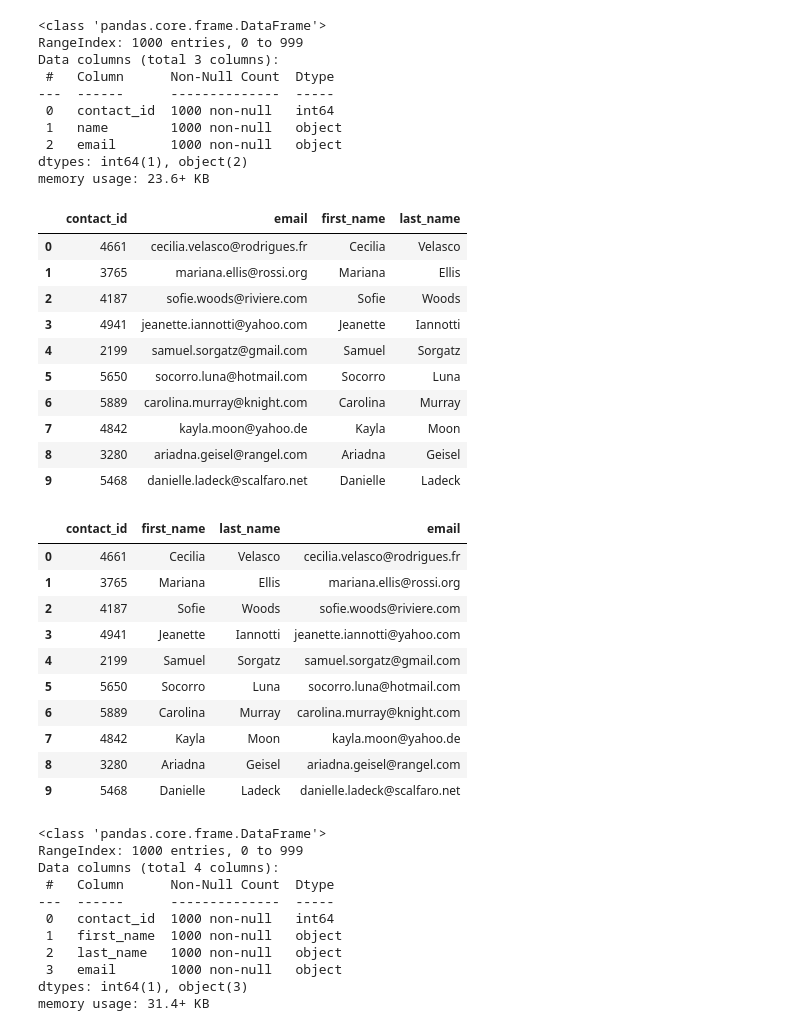
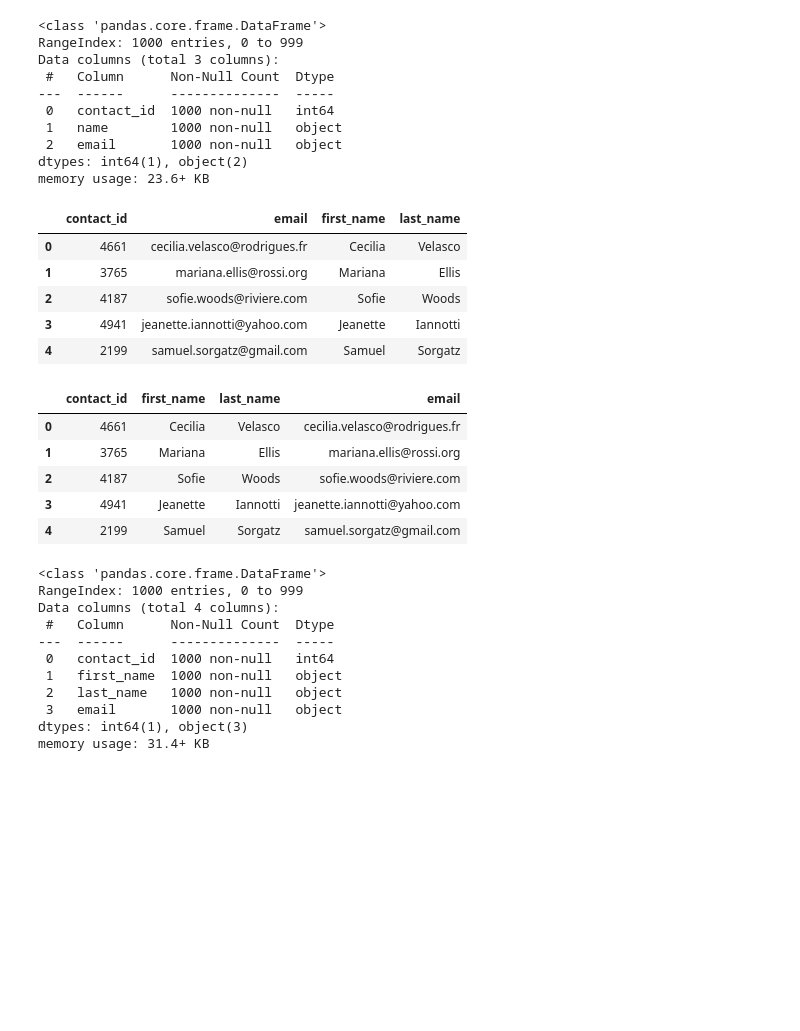
Before and after one commit to Neelka96/Crowdfunding_ETL, a Jupyter notebook: ETL_Mini_Project_Neel.ipynb, the cells around one changed output. Saved outputs shown, nothing was run; the diff lists cells and outputs as text; code cells hidden in the pictures; blank space fills up the shorter version.

```diff
--- a/ETL_Mini_Project_Neel.ipynb
+++ b/ETL_Mini_Project_Neel.ipynb
@@ -294,8 +311,8 @@ campaign_cleaned.to_csv("Resources/campaign.csv", index=False)
 # %% [markdown]
 ### Extract the contacts.xlsx Data.
 # %%
-# Read the data into a Pandas DataFrame. Use the `header=2` parameter when reading in the data.
-contact_info_df = pd.read_excel('Resources/contacts.xlsx', header=2)
+# Read the data into a Pandas DataFrame. Use the `header=3` parameter when reading in the data.
+contact_info_df = pd.read_excel('Resources/contacts.xlsx', header = 3)
 contact_info_df.head()
 # %% [output]
 |  | contact_info |
@@ -319,8 +336,12 @@ Then export the DataFrame as a `contacts.csv` CSV file.
 # %%
 # Iterate through the contact_info_df and convert each row to a dictionary.
 import json
+
 dict_values = []
-
+for _, row in contact_info_df.iterrows():
+    data = json.loads(row.iloc[0])
+    values = [entry for entry in data.values()]
+    dict_values.append(values)
 
 # Print out the list of values for each row.
 print(dict_values)
@@ -329,6 +350,12 @@ print(dict_values)
 # %%
 # Create a contact_info DataFrame and add each list of values, i.e., each row
 # to the 'contact_id', 'name', 'email' columns.
+contact_info = pd.DataFrame(
+    dict_values,
+    columns = ['contact_id', 'name', 'email']
+)
+
+contact_info.head()
 # %% [output]
 |  | contact_id | name | email |
 | 0 | 4661 | Cecilia Velasco | cecilia.velasco@rodrigues.fr |
@@ -351,23 +379,29 @@ dtypes: int64(1), object(2)
 memory usage: 23.6+ KB
 # %%
 # Create a "first"name" and "last_name" column with the first and last names from the "name" column.
-
+contact_info[['first_name', 'last_name']] = contact_info['name'].str.split(
+    pat = ' ',
+    n = 1,
+    expand = True
+)
 
 # Drop the contact_name column
+contact_info.drop(
+    columns = ['name'],
+    inplace = True
+)
+contact_info.head()
 # %% [output]
 |  | contact_id | email | first_name | last_name |
 | 0 | 4661 | cecilia.velasco@rodrigues.fr | Cecilia | Velasco |
 | 1 | 3765 | mariana.ellis@rossi.org | Mariana | Ellis |
 | 2 | 4187 | sofie.woods@riviere.com | Sofie | Woods |
 | 3 | 4941 | jeanette.iannotti@yahoo.com | Jeanette | Iannotti |
 | 4 | 2199 | samuel.sorgatz@gmail.com | Samuel | Sorgatz |
-| 5 | 5650 | socorro.luna@hotmail.com | Socorro | Luna |
-| 6 | 5889 | carolina.murray@knight.com | Carolina | Murray |
-| 7 | 4842 | kayla.moon@yahoo.de | Kayla | Moon |
-| 8 | 3280 | ariadna.geisel@rangel.com | Ariadna | Geisel |
-| 9 | 5468 | danielle.ladeck@scalfaro.net | Danielle | Ladeck |
 # %%
 # Reorder the columns
+contact_info = contact_info[['contact_id', 'first_name', 'last_name', 'email']]
+contact_info.head()
 # %% [output]
 |  | contact_id | first_name | last_name | email |
 | 0 | 4661 | Cecilia | Velasco | cecilia.velasco@rodrigues.fr |
@@ -375,10 +409,5 @@ memory usage: 23.6+ KB
 | 2 | 4187 | Sofie | Woods | sofie.woods@riviere.com |
 | 3 | 4941 | Jeanette | Iannotti | jeanette.iannotti@yahoo.com |
 | 4 | 2199 | Samuel | Sorgatz | samuel.sorgatz@gmail.com |
-| 5 | 5650 | Socorro | Luna | socorro.luna@hotmail.com |
-| 6 | 5889 | Carolina | Murray | carolina.murray@knight.com |
-| 7 | 4842 | Kayla | Moon | kayla.moon@yahoo.de |
-| 8 | 3280 | Ariadna | Geisel | ariadna.geisel@rangel.com |
-| 9 | 5468 | Danielle | Ladeck | danielle.ladeck@scalfaro.net |
 # %%
 # Check the datatypes one more time before exporting as CSV file.
```
Also changed, not shown: parts of 11 cells of this notebook, 1 other file.
